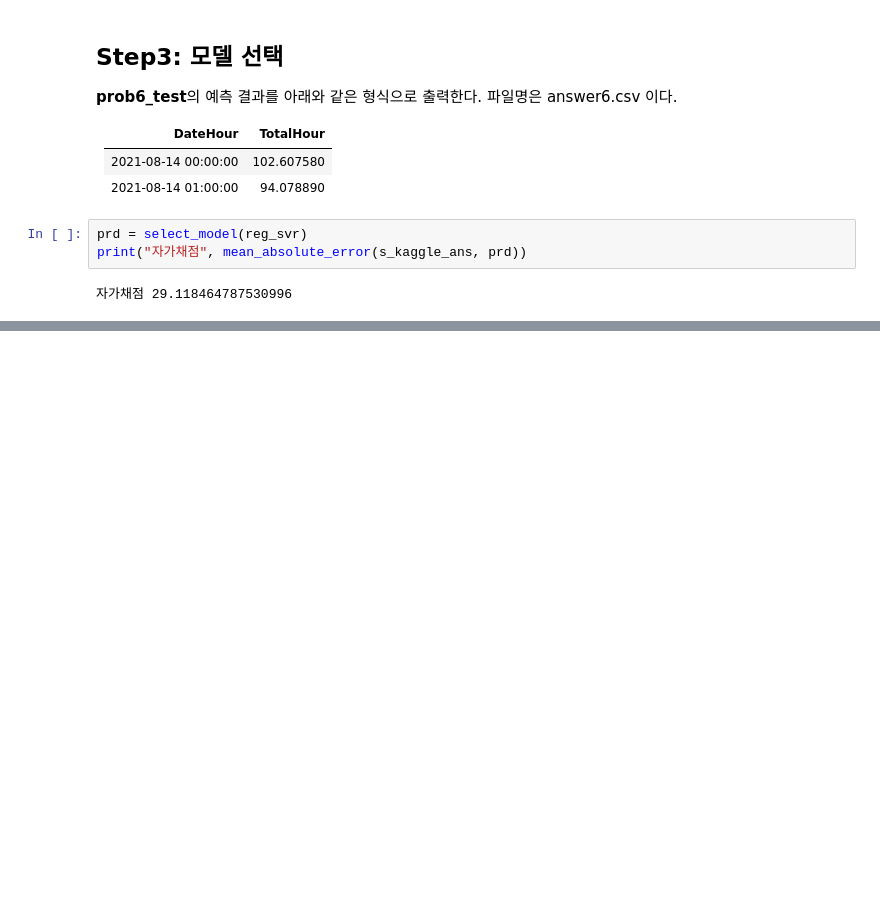
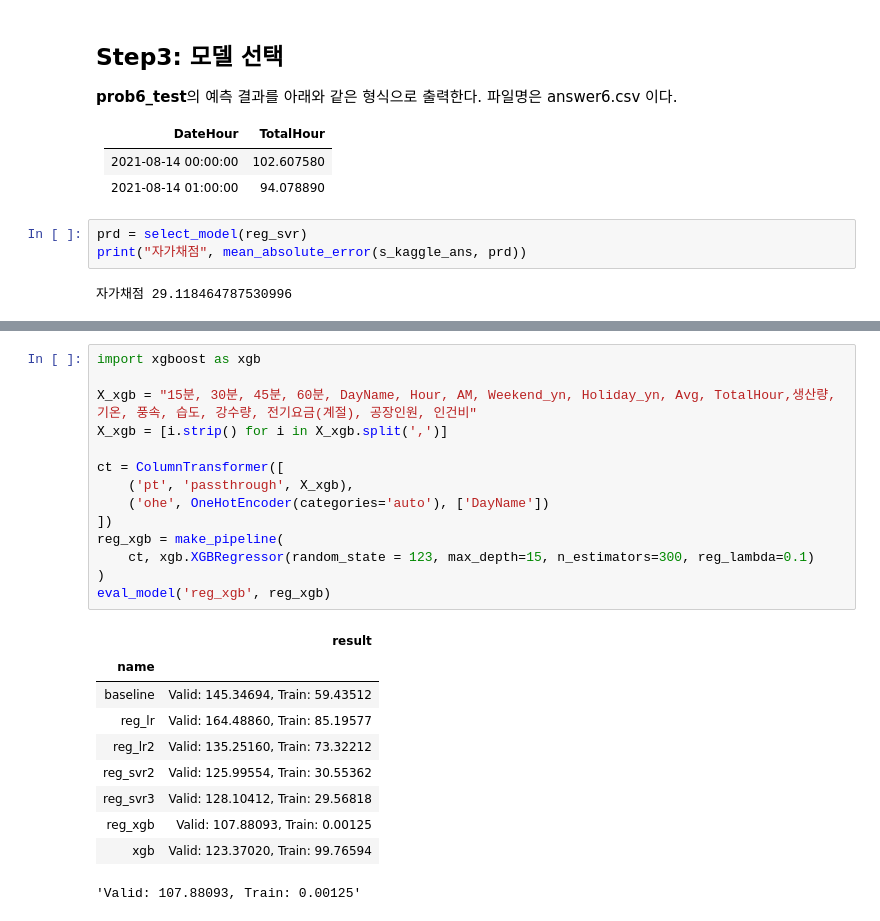
Before and after one commit to sunkusun9/DS_lv3_2603_2, a Jupyter notebook: sec_ds_lv3_prob3_kaggle.ipynb, the cells around one changed output, grey strips where cells are left out. Saved outputs shown, nothing was run; the diff lists cells and outputs as text; blank space fills up the shorter version.

```diff
--- a/sec_ds_lv3_prob3_kaggle.ipynb
+++ b/sec_ds_lv3_prob3_kaggle.ipynb
@@ -375,0 +399,25 @@ eval_model('reg_svr2', reg_svr2)
+# %%
+import xgboost as xgb
+
+X_xgb = "15분, 30분, 45분, 60분, DayName, Hour, AM, Weekend_yn, Holiday_yn, Avg, TotalHour,생산량, 기온, 풍속, 습도, 강수량, 전기요금(계절), 공장인원, 인건비"
+X_xgb = [i.strip() for i in X_xgb.split(',')]
+
+ct = ColumnTransformer([
+    ('pt', 'passthrough', X_xgb),
+    ('ohe', OneHotEncoder(categories='auto'), ['DayName'])
+])
+reg_xgb = make_pipeline(
+    ct, xgb.XGBRegressor(random_state = 123, max_depth=15, n_estimators=300, reg_lambda=0.1)
+)
+eval_model('reg_xgb', reg_xgb)
+# %% [output]
+|  | result |
+| name |  |
+| baseline | Valid: 145.34694, Train: 59.43512 |
+| reg_lr | Valid: 164.48860, Train: 85.19577 |
+| reg_lr2 | Valid: 135.25160, Train: 73.32212 |
+| reg_svr2 | Valid: 125.99554, Train: 30.55362 |
+| reg_svr3 | Valid: 128.10412, Train: 29.56818 |
+| reg_xgb | Valid: 107.88093, Train: 0.00125 |
+| xgb | Valid: 123.37020, Train: 99.76594 |
+'Valid: 107.88093, Train: 0.00125'
```
Also changed, not shown: parts of 14 cells of this notebook.
